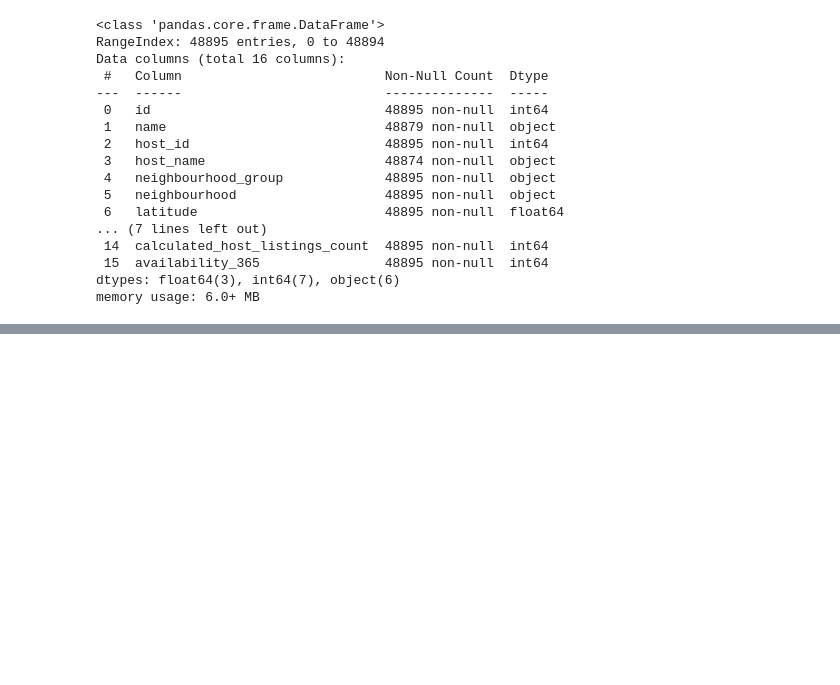
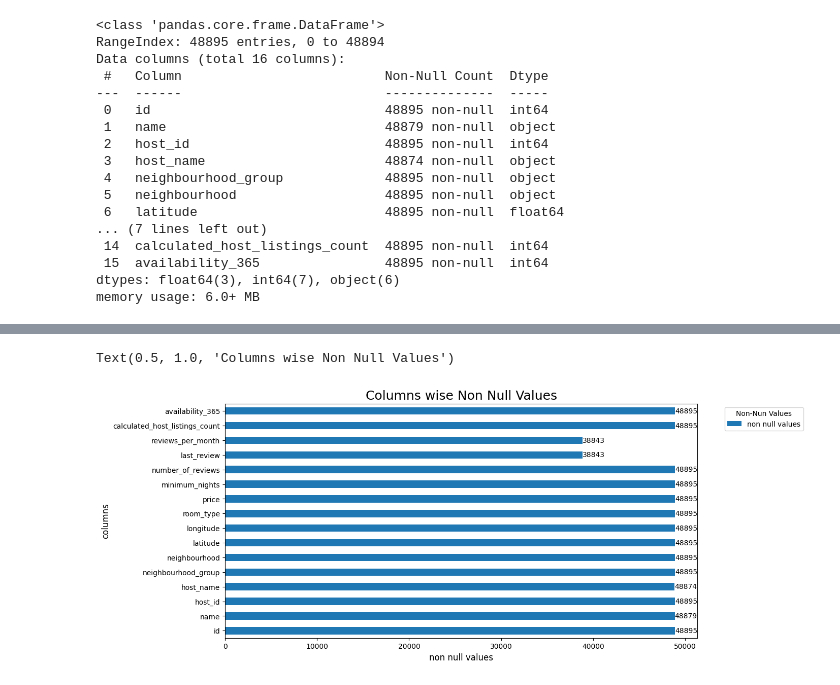
Before and after one commit to Kashifletslearn/EDA-of-Airbnb-Hotel-Booking, a Jupyter notebook: EDA_of_Airbnb_Hotel_Booking.ipynb, the cells around one changed output, grey strips where cells are left out. Drawn from its saved outputs; the diff is of its cells as text; code cells hidden in the pictures; blank space fills up the shorter version.

```diff
--- a/EDA_of_Airbnb_Hotel_Booking.ipynb
+++ b/EDA_of_Airbnb_Hotel_Booking.ipynb
@@ -127,0 +153,16 @@ memory usage: 6.0+ MB
+# %%
+# Visualizing the missing values
+
+non_null_df=df.notnull().sum().reset_index().rename(columns={'index' : 'columns' ,0 : 'non null values'})  #only taking non null values
+
+na_vis=non_null_df.plot(kind='barh', x='columns' ,figsize=(12,6))  # using matplotlib for making horizontal bar chart
+
+na_vis.bar_label(na_vis.containers[0])
+
+plt.xlabel('non null values' ,{'fontsize':12 ,'fontweight':15})
+plt.ylabel('columns' ,{'fontsize':12 ,'fontweight': 15})
+plt.legend(title='Non-Nun Values' ,bbox_to_anchor=(1.05,1),loc=2)  #specifies where this anchor point is located relative to the axes ,represents a point outside the axes
+plt.title('Columns wise Non Null Values' , {'fontsize': 18 ,'fontweight':20})
+# %% [output]
+Text(0.5, 1.0, 'Columns wise Non Null Values')
+[figure, added]
```
Also changed, not shown: parts of 4 cells of this notebook.
